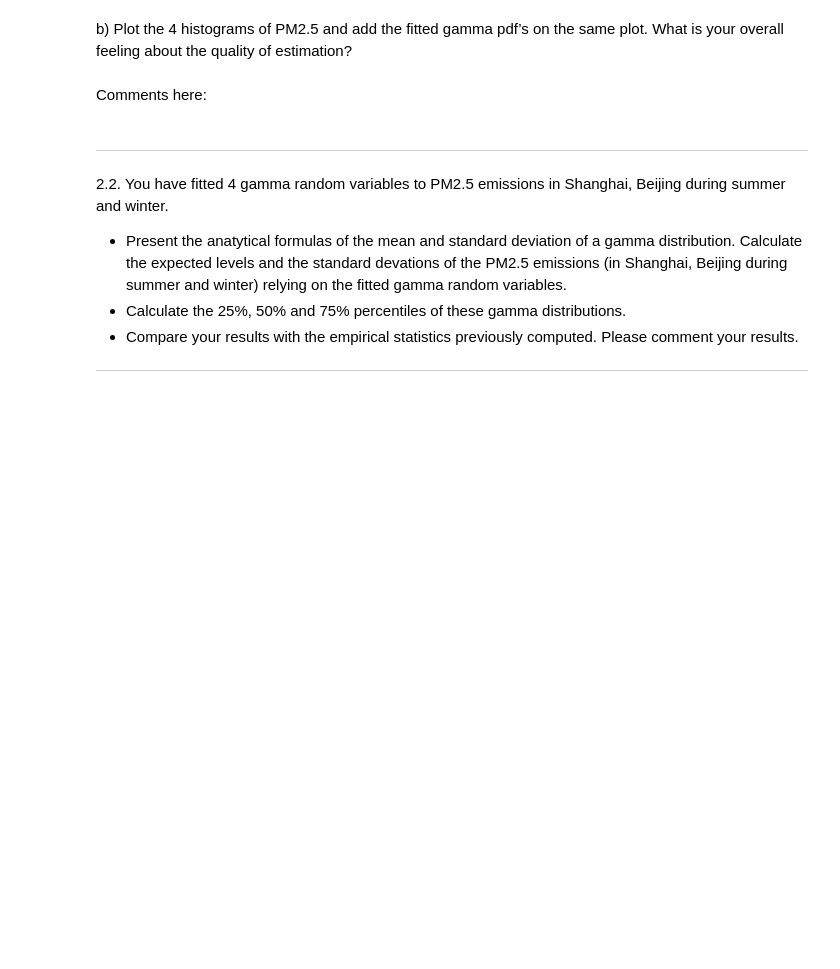
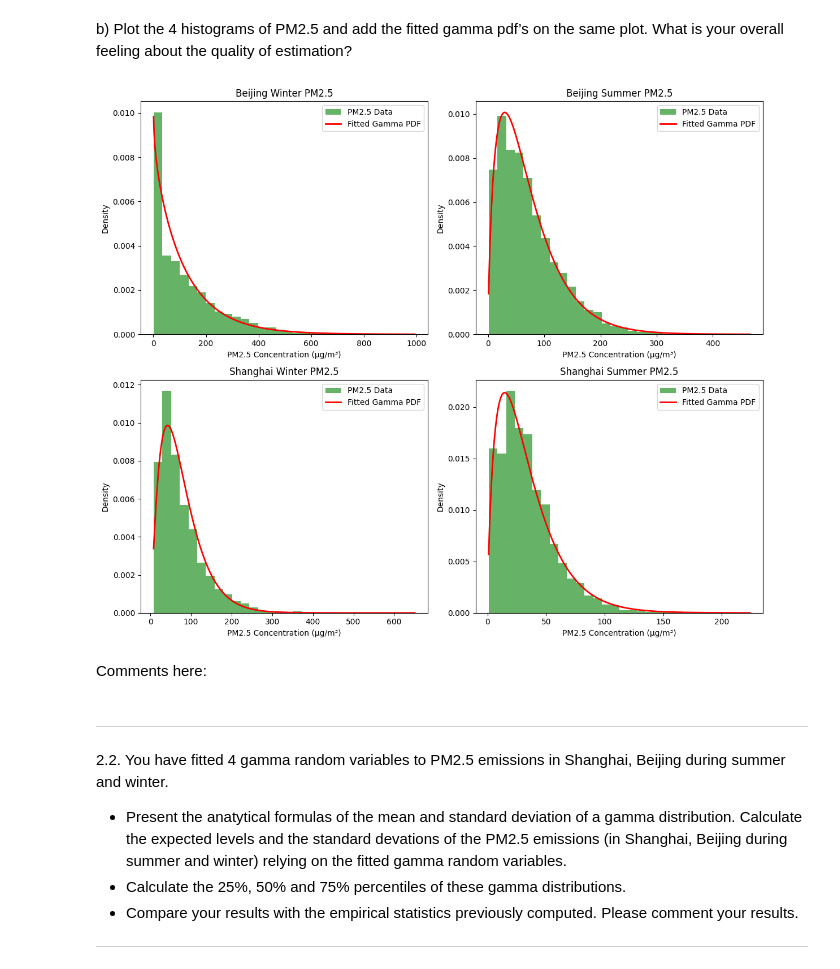
Before and after one commit to Gdecu/Hackaton, a Jupyter notebook: Hackaton 1/Hackathon 1.ipynb, the cells around one changed output. Saved outputs shown, nothing was run; the diff lists cells and outputs as text; code cells hidden in the pictures; blank space fills up the shorter version.

```diff
--- a/Hackaton 1/Hackathon 1.ipynb
+++ b/Hackaton 1/Hackathon 1.ipynb
@@ -281,3 +329,44 @@ b) Plot the 4 histograms of PM2.5 and add the fitted gamma pdf’s on the same p
+# %%
+import matplotlib.pyplot as plt
+import numpy as np
+from scipy import stats
+
+# Function to plot histogram and Gamma PDF
+def plot_histogram_with_gamma(data, params, title):
+    # Plot histogram of data
+    plt.hist(data, bins=30, density=True, alpha=0.6, color='g', label="PM2.5 Data")
+
+    # Create a range of values for x-axis
+    x = np.linspace(min(data), max(data), 1000)
+
+    # Plot the Gamma PDF using the fitted parameters
+    plt.plot(x, stats.gamma.pdf(x, a=params[0], loc=0, scale=params[2]), 'r-', lw=2, label="Fitted Gamma PDF")
+    plt.title(title)
+    plt.xlabel('PM2.5 Concentration (µg/m³)')
+    plt.ylabel('Density')
+    plt.legend()
+
+# Create the figure and axes
+fig, axs = plt.subplots(2, 2, figsize=(12, 10))
+
+# Plot histograms and fitted PDFs for Beijing Winter, Beijing Summer, Shanghai Winter, and Shanghai Summer
+plt.subplot(2, 2, 1)
+plot_histogram_with_gamma(beijing_winter, beijing_winter_params, "Beijing Winter PM2.5")
+
+plt.subplot(2, 2, 2)
+plot_histogram_with_gamma(beijing_summer, beijing_summer_params, "Beijing Summer PM2.5")
+
+plt.subplot(2, 2, 3)
+plot_histogram_with_gamma(shanghai_winter, shanghai_winter_params, "Shanghai Winter PM2.5")
+
+plt.subplot(2, 2, 4)
+plot_histogram_with_gamma(shanghai_summer, shanghai_summer_params, "Shanghai Summer PM2.5")
+
+# Adjust the layout and display the plot
+plt.tight_layout()
+plt.show()
+# %% [output]
+[figure, added]
 # %% [markdown]
 Comments here:
 # %% [markdown]
```
Also changed, not shown: parts of 7 cells of this notebook.
